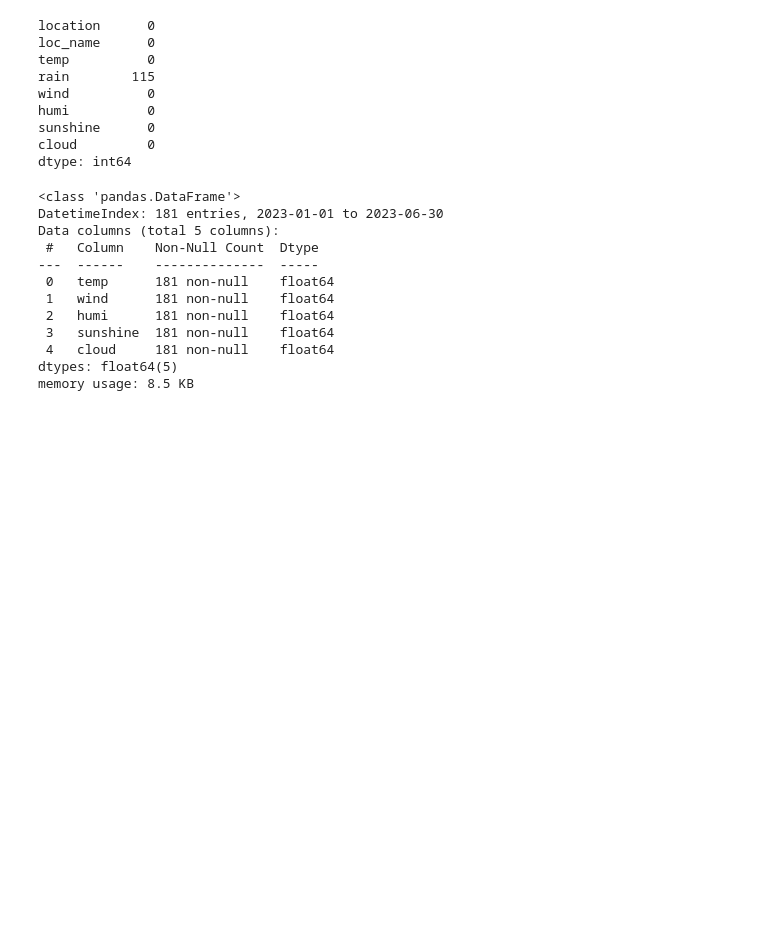
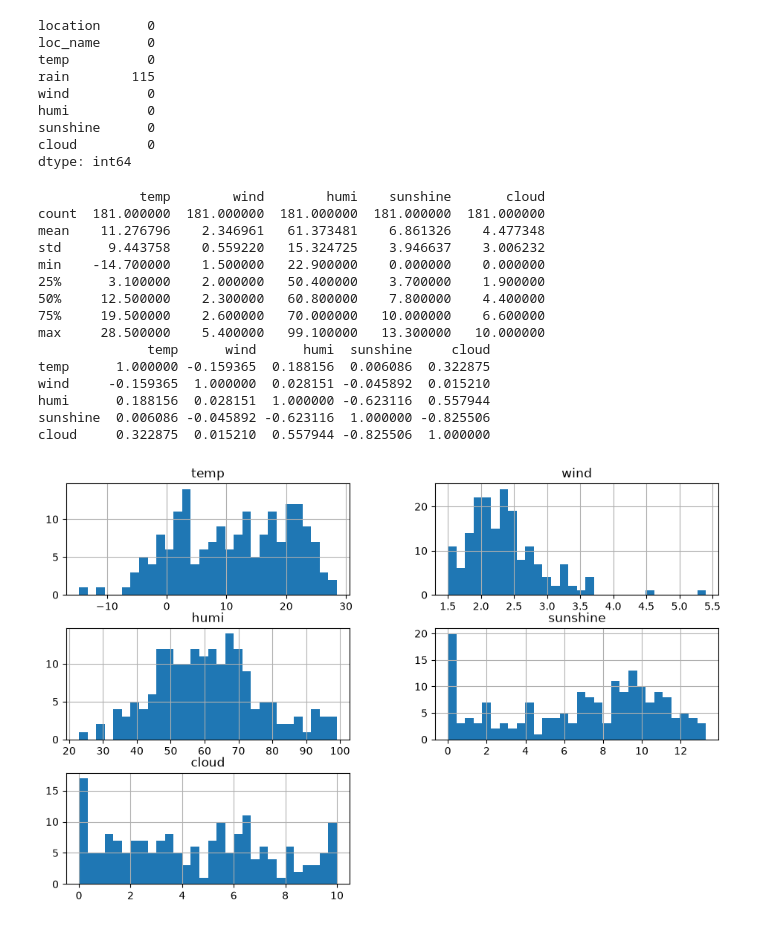
Before and after one commit to H1pal/AI-Subject, a Jupyter notebook: DPreprocessing/2023날씨데이터_1312.ipynb, the cells around one changed output. Saved outputs shown, nothing was run; the diff lists cells and outputs as text; code cells hidden in the pictures; blank space fills up the shorter version.

```diff
--- a/DPreprocessing/2023날씨데이터_1312.ipynb
+++ b/DPreprocessing/2023날씨데이터_1312.ipynb
@@ -28,17 +28,28 @@ sunshine      0
 cloud         0
 dtype: int64
 # %%
-weather.info()
+print(weather.describe())
+print(weather.corr())
 # %% [output]
-<class 'pandas.DataFrame'>
-DatetimeIndex: 181 entries, 2023-01-01 to 2023-06-30
-Data columns (total 5 columns):
- #   Column    Non-Null Count  Dtype
----  ------    --------------  -----
- 0   temp      181 non-null    float64
- 1   wind      181 non-null    float64
- 2   humi      181 non-null    float64
- 3   sunshine  181 non-null    float64
- 4   cloud     181 non-null    float64
-dtypes: float64(5)
-memory usage: 8.5 KB
+             temp        wind        humi    sunshine       cloud
+count  181.000000  181.000000  181.000000  181.000000  181.000000
+mean    11.276796    2.346961   61.373481    6.861326    4.477348
+std      9.443758    0.559220   15.324725    3.946637    3.006232
+min    -14.700000    1.500000   22.900000    0.000000    0.000000
+25%      3.100000    2.000000   50.400000    3.700000    1.900000
+50%     12.500000    2.300000   60.800000    7.800000    4.400000
+75%     19.500000    2.600000   70.000000   10.000000    6.600000
+max     28.500000    5.400000   99.100000   13.300000   10.000000
+              temp      wind      humi  sunshine     cloud
+temp      1.000000 -0.159365  0.188156  0.006086  0.322875
+wind     -0.159365  1.000000  0.028151 -0.045892  0.015210
+humi      0.188156  0.028151  1.000000 -0.623116  0.557944
+sunshine  0.006086 -0.045892 -0.623116  1.000000 -0.825506
+cloud     0.322875  0.015210  0.557944 -0.825506  1.000000
+# %%
+import matplotlib.pyplot as plt
+
+weather.hist(bins=30, figsize=(11.326, 7))
+plt.show()
+# %% [output]
+[figure, added]
```
Also changed, not shown: parts of 2 cells of this notebook, 1 other file.
